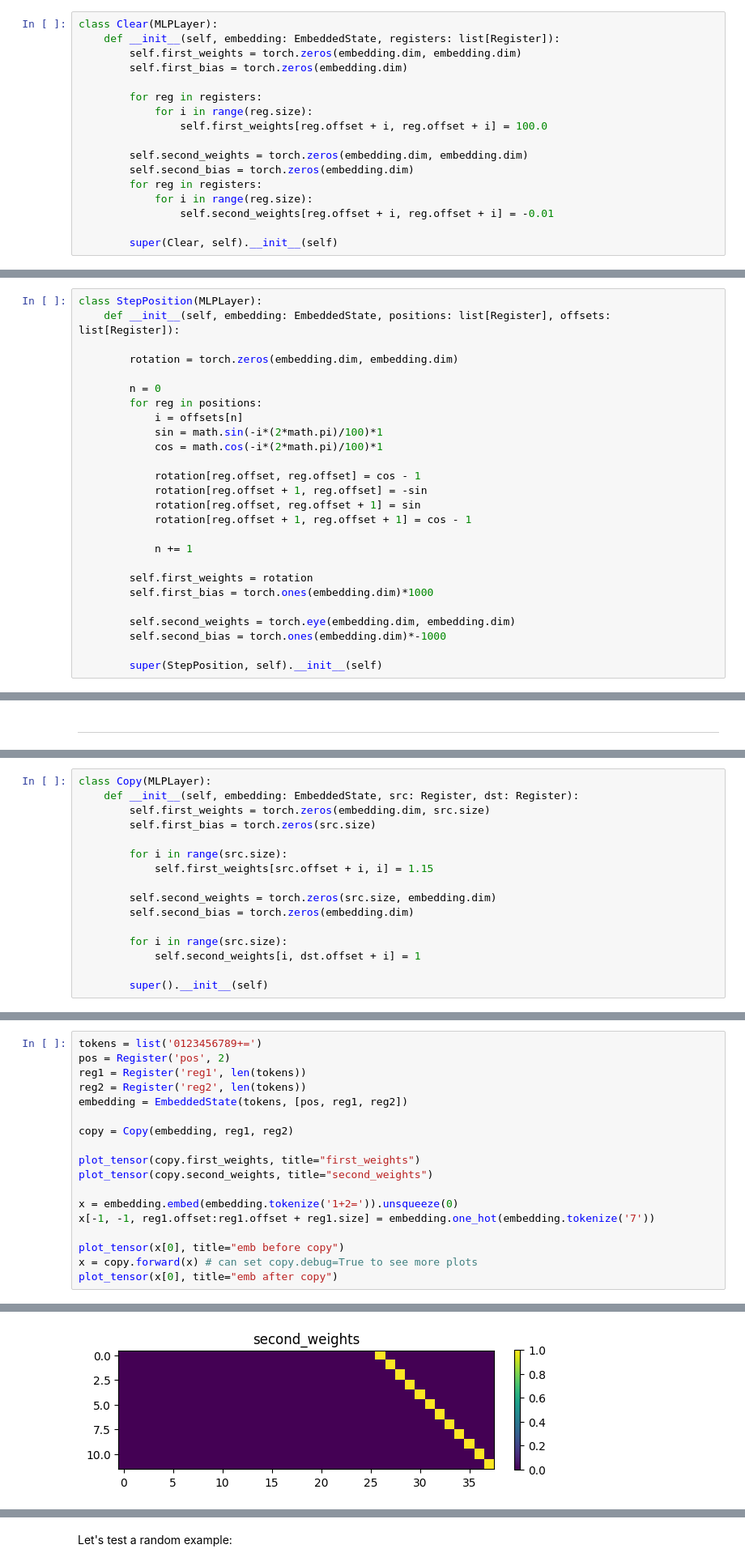
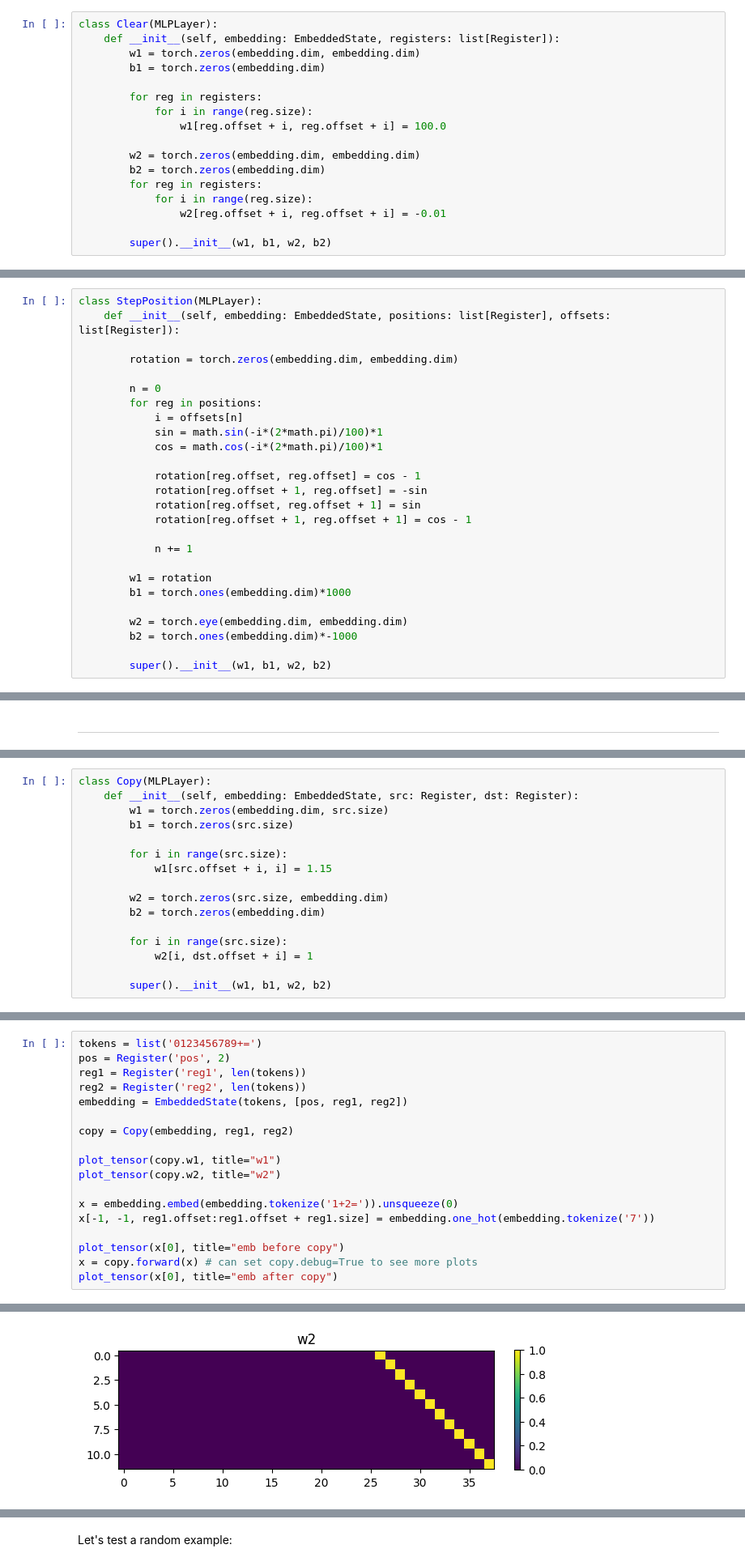
Before and after one commit to michael-go/handcrafted, a Jupyter notebook: HandCrafted.ipynb, the cells around one changed output, grey strips where cells are left out. Shown at 81% size. Drawn from its saved outputs; the diff is of its cells as text.

```diff
--- a/HandCrafted.ipynb
+++ b/HandCrafted.ipynb
@@ -481,20 +479,20 @@ To be frank: this is kind of a painful way to clear a register. Ideally one coul
 # %%
 class Clear(MLPLayer):
     def __init__(self, embedding: EmbeddedState, registers: list[Register]):
-        self.first_weights = torch.zeros(embedding.dim, embedding.dim)
-        self.first_bias = torch.zeros(embedding.dim)
+        w1 = torch.zeros(embedding.dim, embedding.dim)
+        b1 = torch.zeros(embedding.dim)
 
         for reg in registers:
             for i in range(reg.size):
-                self.first_weights[reg.offset + i, reg.offset + i] = 100.0
+                w1[reg.offset + i, reg.offset + i] = 100.0
 
-        self.second_weights = torch.zeros(embedding.dim, embedding.dim)
-        self.second_bias = torch.zeros(embedding.dim)
+        w2 = torch.zeros(embedding.dim, embedding.dim)
+        b2 = torch.zeros(embedding.dim)
         for reg in registers:
             for i in range(reg.size):
-                self.second_weights[reg.offset + i, reg.offset + i] = -0.01
+                w2[reg.offset + i, reg.offset + i] = -0.01
 
-        super(Clear, self).__init__(self)
+        super().__init__(w1, b1, w2, b2)
 # %% [markdown]
 As an example:
 # %%
@@ -693,13 +691,13 @@ class StepPosition(MLPLayer):
 
             n += 1
 
-        self.first_weights = rotation
-        self.first_bias = torch.ones(embedding.dim)*1000
+        w1 = rotation
+        b1 = torch.ones(embedding.dim)*1000
 
-        self.second_weights = torch.eye(embedding.dim, embedding.dim)
-        self.second_bias = torch.ones(embedding.dim)*-1000
+        w2 = torch.eye(embedding.dim, embedding.dim)
+        b2 = torch.ones(embedding.dim)*-1000
 
-        super(StepPosition, self).__init__(self)
+        super().__init__(w1, b1, w2, b2)
 # %% [markdown]
 <a name="Our-First-Algorithm"></a>
 # Our First Algorithm
@@ -966,17 +964,17 @@ We now need another simpler version of this instruction, to perform the copy unc
 # %%
 class Copy(MLPLayer):
     def __init__(self, embedding: EmbeddedState, src: Register, dst: Register):
-        self.first_weights = torch.zeros(embedding.dim, src.size)
-        self.first_bias = torch.zeros(src.size)
+        w1 = torch.zeros(embedding.dim, src.size)
+        b1 = torch.zeros(src.size)
 
         for i in range(src.size):
-            self.first_weights[src.offset + i, i] = 1.15
+            w1[src.offset + i, i] = 1.15
 
-        self.second_weights = torch.zeros(src.size, embedding.dim)
-        self.second_bias = torch.zeros(embedding.dim)
+        w2 = torch.zeros(src.size, embedding.dim)
+        b2 = torch.zeros(embedding.dim)
 
         for i in range(src.size):
-            self.second_weights[i, dst.offset + i] = 1
+            w2[i, dst.offset + i] = 1
 
-        super().__init__(self)
+        super().__init__(w1, b1, w2, b2)
 # %% [markdown]
@@ -994,8 +992,8 @@ embedding = EmbeddedState(tokens, [pos, reg1, reg2])
 
 copy = Copy(embedding, reg1, reg2)
 
-plot_tensor(copy.first_weights, title="first_weights")
-plot_tensor(copy.second_weights, title="second_weights")
+plot_tensor(copy.w1, title="w1")
+plot_tensor(copy.w2, title="w2")
 
 x = embedding.embed(embedding.tokenize('1+2=')).unsqueeze(0)
 x[-1, -1, reg1.offset:reg1.offset + reg1.size] = embedding.one_hot(embedding.tokenize('7'))
@@ -1008,4 +1006,4 @@ plot_tensor(x[0], title="emb after copy")
-[figure, old version]
+[figure, new version]
 [figure]
 [figure]
 # %% [markdown]
```
Also changed, not shown: parts of 19 cells of this notebook.
